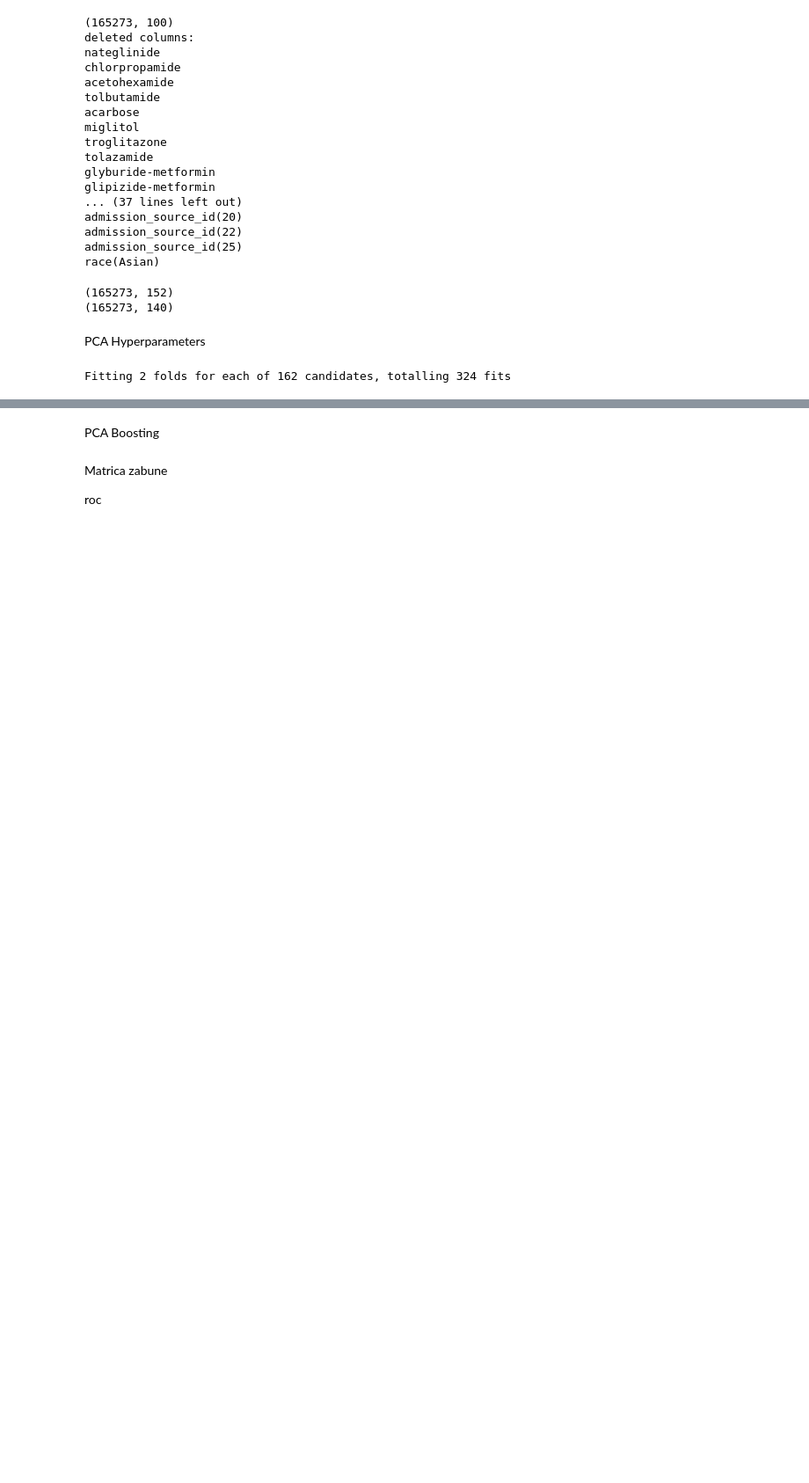
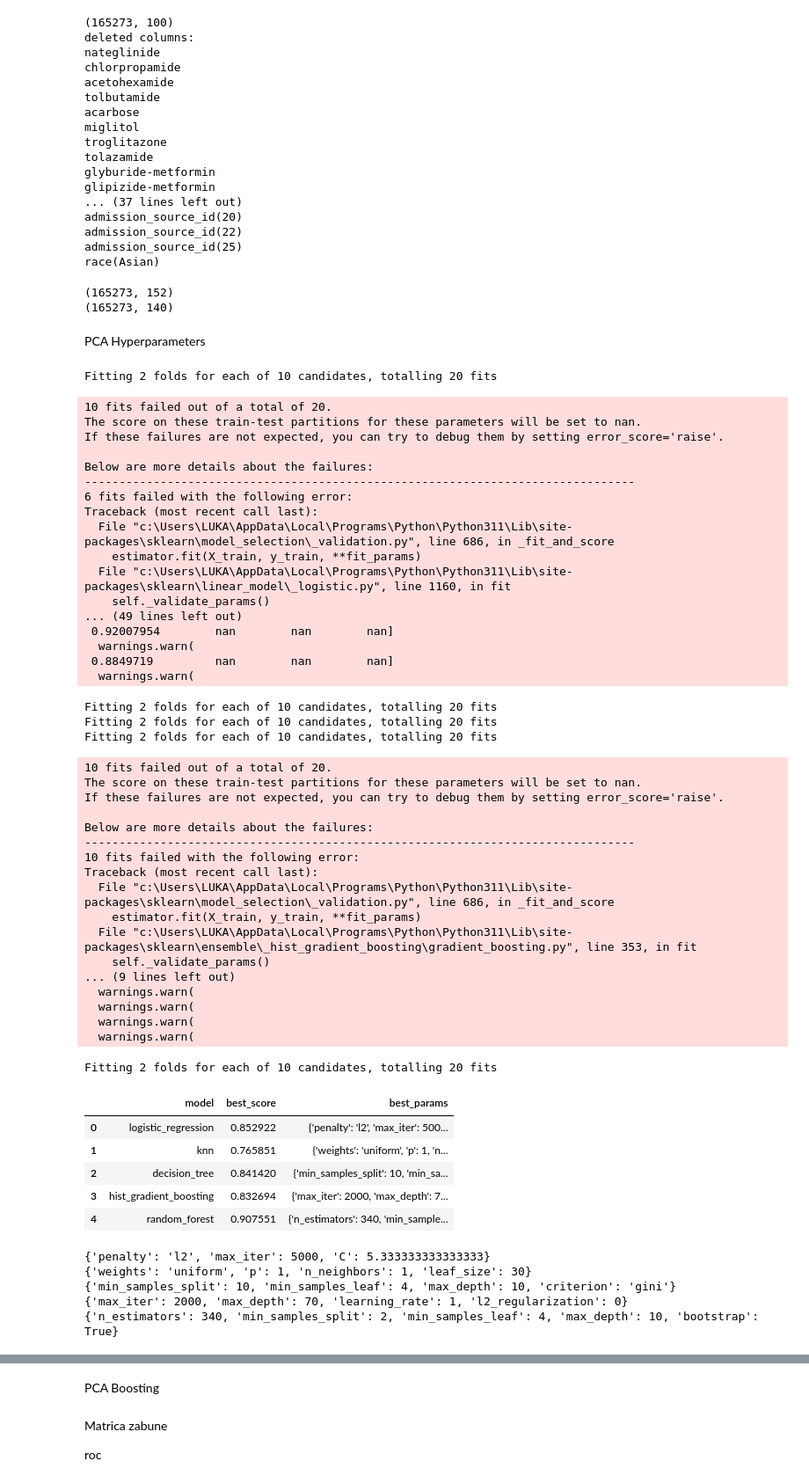
Before and after one commit to mjovanovic9999/ML, a Jupyter notebook: I/notebook/main.ipynb, the cells around one changed output, grey strips where cells are left out. Shown at 88% size. Saved outputs shown, nothing was run; the diff lists cells and outputs as text; code cells hidden in the pictures; blank space fills up the shorter version.

Commit message:
Forest se rodi, vaistinu se random

```diff
--- a/I/notebook/main.ipynb
+++ b/I/notebook/main.ipynb
@@ -1260,6 +1261,59 @@ search_space_final = {
 # %%
-scores_final, models_final=gridSearch(df_pca2_lasso, 'readmitted', search_space_final, metric='f1', folds=2)
+scores_final, models_final=randomSearch(df_pca2_lasso, 'readmitted', search_space_final, metric='f1', folds=2)
 sc_final = pd.DataFrame(scores_final,columns=['model','best_score','best_params'])
 sc_final
 # %% [output]
-Fitting 2 folds for each of 162 candidates, totalling 324 fits
+Fitting 2 folds for each of 10 candidates, totalling 20 fits
+10 fits failed out of a total of 20.
+The score on these train-test partitions for these parameters will be set to nan.
+If these failures are not expected, you can try to debug them by setting error_score='raise'.
+
+Below are more details about the failures:
+--------------------------------------------------------------------------------
+6 fits failed with the following error:
+Traceback (most recent call last):
+  File "c:\Users\LUKA\AppData\Local\Programs\Python\Python311\Lib\site-packages\sklearn\model_selection\_validation.py", line 686, in _fit_and_score
+    estimator.fit(X_train, y_train, **fit_params)
+  File "c:\Users\LUKA\AppData\Local\Programs\Python\Python311\Lib\site-packages\sklearn\linear_model\_logistic.py", line 1160, in fit
+    self._validate_params()
+... (49 lines left out)
+ 0.92007954        nan        nan        nan]
+  warnings.warn(
+ 0.8849719         nan        nan        nan]
+  warnings.warn(
+Fitting 2 folds for each of 10 candidates, totalling 20 fits
+Fitting 2 folds for each of 10 candidates, totalling 20 fits
+Fitting 2 folds for each of 10 candidates, totalling 20 fits
+10 fits failed out of a total of 20.
+The score on these train-test partitions for these parameters will be set to nan.
+If these failures are not expected, you can try to debug them by setting error_score='raise'.
+
+Below are more details about the failures:
+--------------------------------------------------------------------------------
+10 fits failed with the following error:
+Traceback (most recent call last):
+  File "c:\Users\LUKA\AppData\Local\Programs\Python\Python311\Lib\site-packages\sklearn\model_selection\_validation.py", line 686, in _fit_and_score
+    estimator.fit(X_train, y_train, **fit_params)
+  File "c:\Users\LUKA\AppData\Local\Programs\Python\Python311\Lib\site-packages\sklearn\ensemble\_hist_gradient_boosting\gradient_boosting.py", line 353, in fit
+    self._validate_params()
+... (9 lines left out)
+  warnings.warn(
+  warnings.warn(
+  warnings.warn(
+  warnings.warn(
+Fitting 2 folds for each of 10 candidates, totalling 20 fits
+|  | model | best_score | best_params |
+| 0 | logistic_regression | 0.852922 | {'penalty': 'l2', 'max_iter': 500... |
+| 1 | knn | 0.765851 | {'weights': 'uniform', 'p': 1, 'n... |
+| 2 | decision_tree | 0.841420 | {'min_samples_split': 10, 'min_sa... |
+| 3 | hist_gradient_boosting | 0.832694 | {'max_iter': 2000, 'max_depth': 7... |
+| 4 | random_forest | 0.907551 | {'n_estimators': 340, 'min_sample... |
+# %%
+for i in range(0,5):
+    print(sc_final.iloc[i]['best_params'])
+# %% [output]
+{'penalty': 'l2', 'max_iter': 5000, 'C': 5.333333333333333}
+{'weights': 'uniform', 'p': 1, 'n_neighbors': 1, 'leaf_size': 30}
+{'min_samples_split': 10, 'min_samples_leaf': 4, 'max_depth': 10, 'criterion': 'gini'}
+{'max_iter': 2000, 'max_depth': 70, 'learning_rate': 1, 'l2_regularization': 0}
+{'n_estimators': 340, 'min_samples_split': 2, 'min_samples_leaf': 4, 'max_depth': 10, 'bootstrap': True}
```
Also changed, not shown: parts of 8 cells of this notebook.
